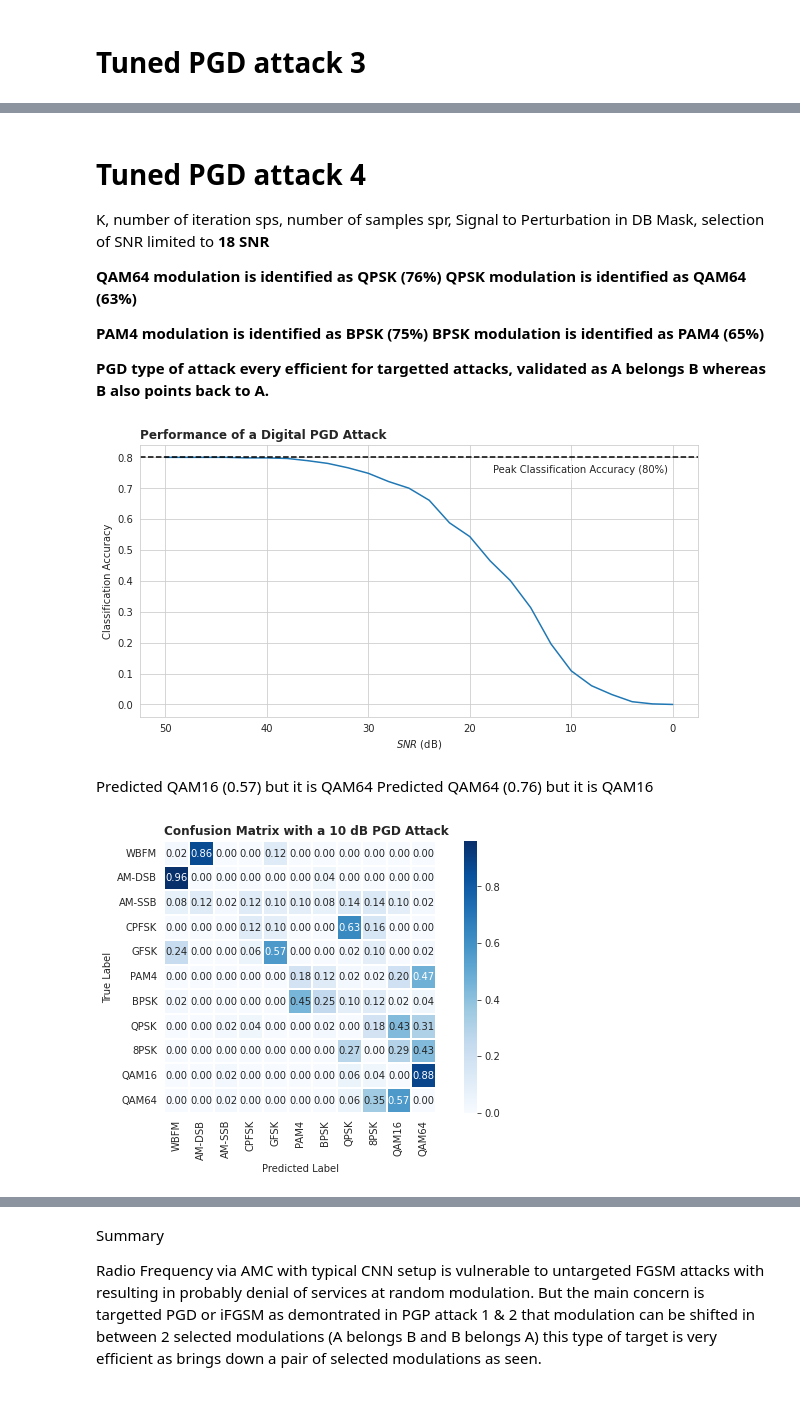
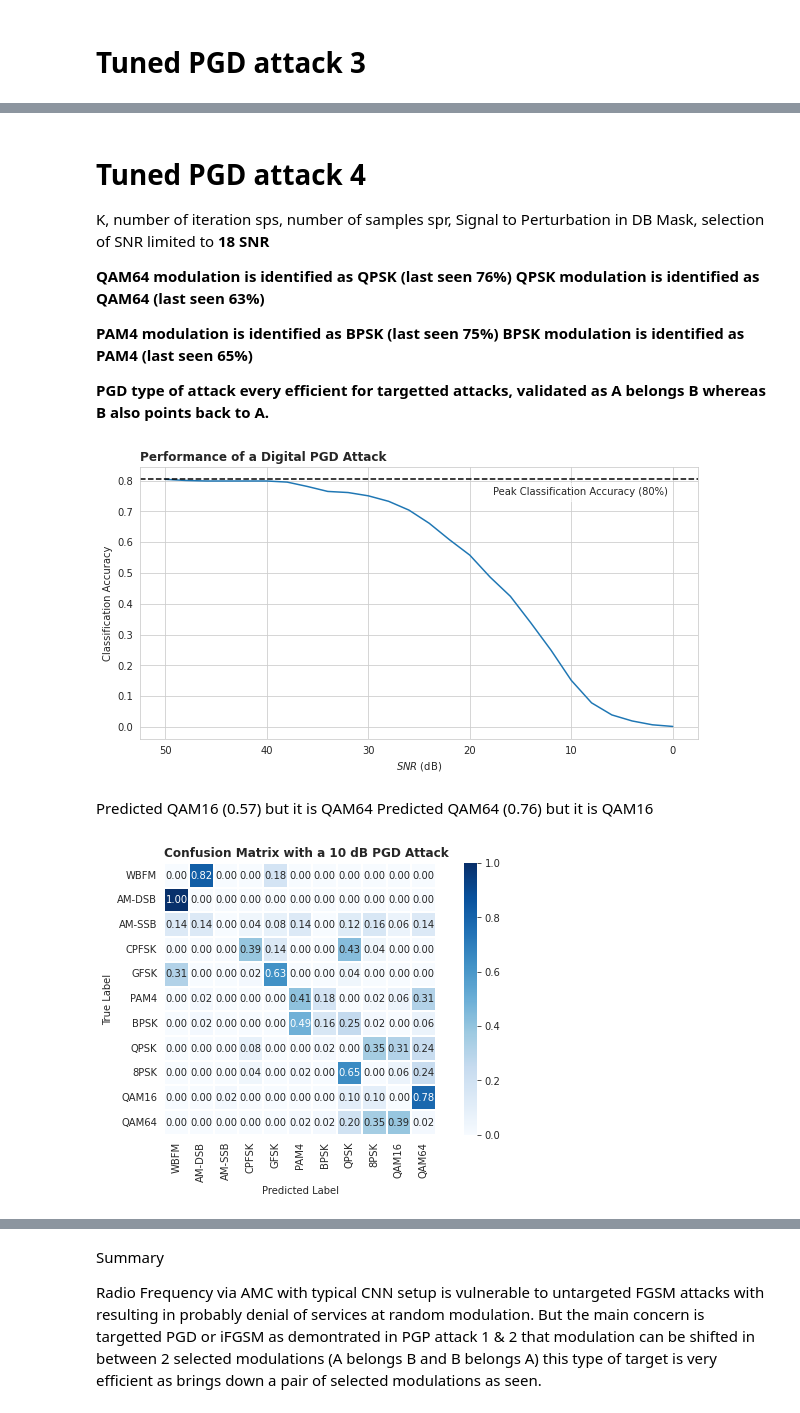
Before and after one commit to ongtiongheng/rfml, a Jupyter notebook: flower_different_attacks_PGD_with_CNN_ipynb_labeled_as_SNR.ipynb, the cells around one changed output, grey strips where cells are left out. Cells and saved outputs as stored; diff of their text form; code cells hidden in the pictures.

```diff
--- a/flower_different_attacks_PGD_with_CNN_ipynb_labeled_as_SNR.ipynb
+++ b/flower_different_attacks_PGD_with_CNN_ipynb_labeled_as_SNR.ipynb
@@ -664,19 +664,19 @@ sps, number of samples
 spr, Signal to Perturbation in DB
 Mask, selection of SNR limited to **18 SNR**
 
-**QAM64 modulation is identified as QPSK (76%)**
-**QPSK modulation is identified as QAM64 (63%)**
+**QAM64 modulation is identified as QPSK (last seen 76%)**
+**QPSK modulation is identified as QAM64 (last seen 63%)**
 
-**PAM4 modulation is identified as BPSK (75%)**
-**BPSK modulation is identified as PAM4 (65%)**
+**PAM4 modulation is identified as BPSK (last seen 75%)**
+**BPSK modulation is identified as PAM4 (last seen 65%)**
 
 
 **PGD type of attack every efficient for targetted attacks, validated as A belongs B whereas B also points back to A.**
 # %%
-k = 4 # Number of iterations to use for the attack
+k = 7 # Number of iterations to use for the attack
 sps = 4 # Number of samples
 spr = 2 #signal to perturbation ratio in DB
-mask = test.df["SNR"] >= 18
+mask = test.df["SNR"] >= 17
 
 # Ensure that the model is in "evaluation" mode
 # -- Therefore batch normalization is not computed and dropout is not performed
@@ -690,34 +690,34 @@ for spr in np.linspace(50.0, 0.0, num=26):
     total = 0
 
     for x, y in dl:
         # Before crafting an attack on X, ensure that it is normalized to have a
         # specified power -- RML2016.10a fluctuates a bit, especially on AM-SSB,
         # which will cause the attack intensity to be incorrect.
         x = _normalize(x)
         adv_x = pgd(x, y, k=k, spr=spr, input_size=input_samples, sps=sps, net=model)
 
         # Ensure that we've accurately represented the attack power
         #_sanity_check(desired_spr=spr, adv_x=adv_x, x=x)
 
         predictions = model.predict(adv_x)
         right += (predictions == y).sum().item()
         total += len(y)
 
     acc = float(right) / total
     acc_vs_spr.append(acc)
     sprs.append(spr)
 
 fig = plot_acc_vs_spr(acc_vs_spr=acc_vs_spr,
                       spr=sprs,
                       title="Performance of a Digital PGD Attack"
                      )
 if fig_dir is not None:
     file_path = "{fig_dir}/direct_access_pgd.pdf".format(fig_dir=fig_dir)
     print("Saving Figure -> {file_path}".format(file_path=file_path))
     fig.savefig(file_path, format="pdf", transparent=True)
 plt.show()
 # %% [output]
-[figure, old version]
+[figure, new version]
 # %% [markdown]
 Predicted QAM16 (0.57) but it is QAM64
 Predicted QAM64 (0.76) but it is QAM16
@@ -753,7 +753,7 @@ if fig_dir is not None:
     fig.savefig(file_path, format="pdf", transparent=True)
 plt.show()
 # %% [output]
-[figure, old version]
+[figure, new version]
 # %%
 k = 7 # Number of iterations to use for the attack
 sps = 2 # Number of samples
```
Also changed, not shown: parts of 11 cells of this notebook.
